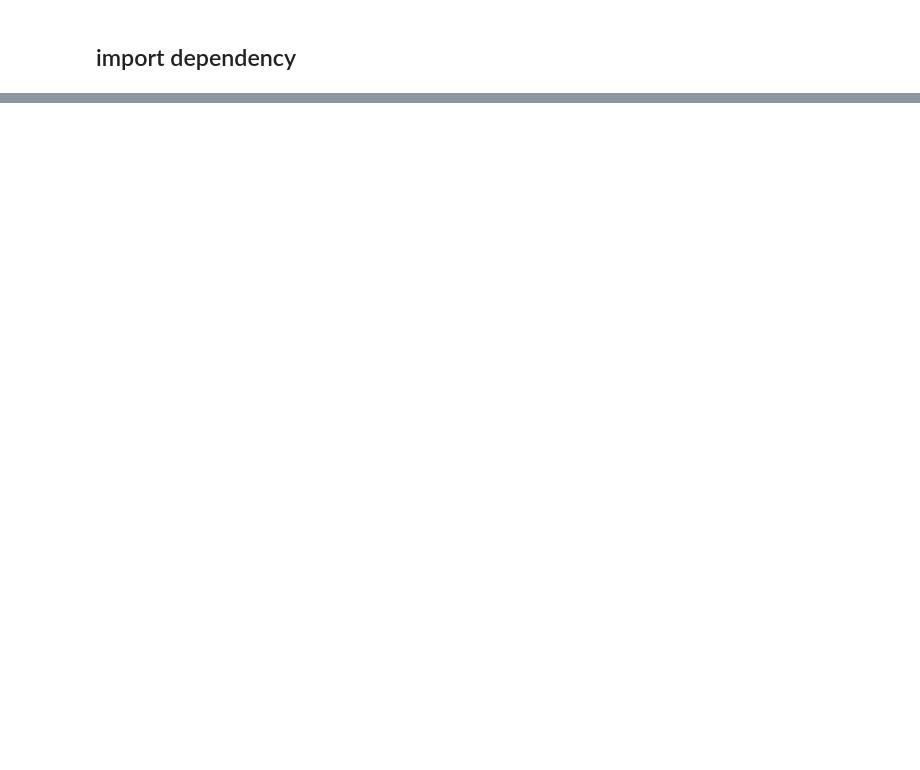
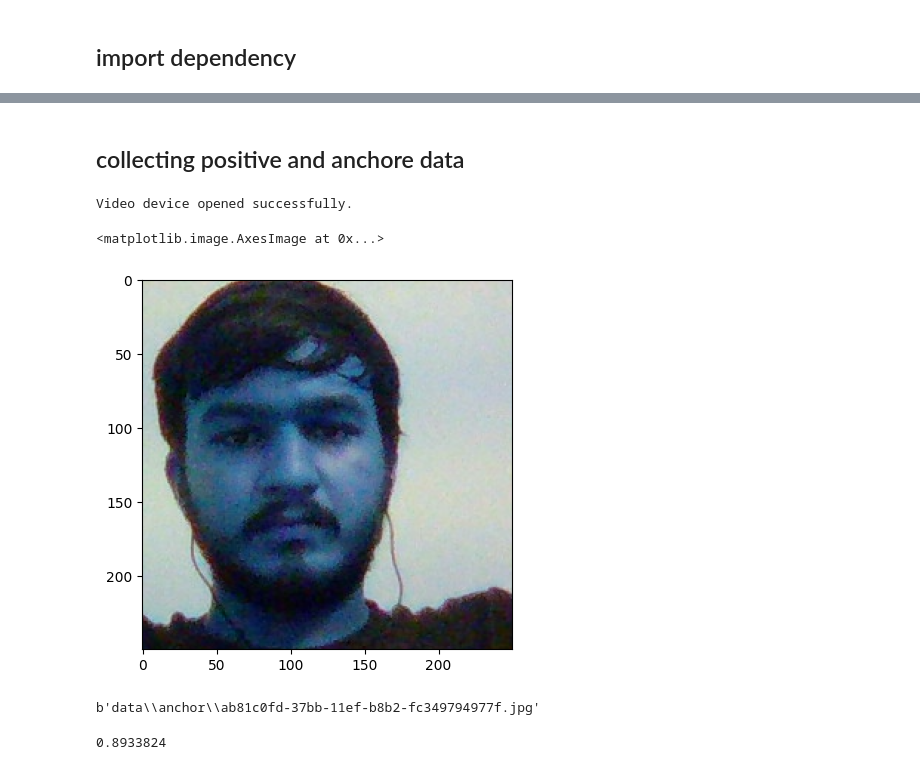
Before and after one commit to Smit-Patel-2133/Facial-Recognitio-Model, a Jupyter notebook: sample.ipynb, the cells around one changed output, grey strips where cells are left out. Cells and saved outputs as stored; diff of their text form; code cells hidden in the pictures; blank space fills up the shorter version.

Commit message:
collecting data

```diff
--- a/sample.ipynb
+++ b/sample.ipynb
@@ -14,3 +14,7 @@ import tensorflow as tf
 gpus = tf.config.experimental.list_physical_devices('GPU')
 for gpu in gpus:
     tf.config.experimental.set_memory_growth(gpu,True)
+# %%
+POS_PATH=os.path.join('data','positive')
+NEG_PATH=os.path.join('data','negative')
+ANC_PATH=os.path.join('data','anchor')
@@ -16,0 +63,2 @@ for gpu in gpus:
+# %% [markdown]
+## collecting positive and anchore data
@@ -16,0 +67,42 @@ for gpu in gpus:
+# %%
+import cv2
+
+# Initialize the video capture object with the correct device index
+cap = cv2.VideoCapture(0)  # Try different indices if necessary (0, 1, 2, etc.)
+
+if not cap.isOpened():
+    print("Error: Could not open video device.")
+else:
+    print("Video device opened successfully.")
+    while cap.isOpened():
+        ret, frame = cap.read()
+        frame=frame[120:120+250,200:200+250,:]
+        ## collecting anchore
+        if cv2.waitKey(1) & 0xFF == ord('a'):
+            imgname=os.path.join(ANC_PATH, '{}.jpg'.format(uuid.uuid1()))
+            cv2.imwrite(imgname,frame)
+        ## collecting positive
+        if cv2.waitKey(1) & 0xFF == ord('p'):
+            imgname=os.path.join(POS_PATH, '{}.jpg'.format(uuid.uuid1()))
+            cv2.imwrite(imgname,frame)
+        if not ret:
+            print("Error: Failed to capture image.")
+            break
+        # Check if the frame is empty
+        if frame is None or frame.size == 0:
+            continue
+        cv2.imshow('Image Collection', frame)
+        # Break the loop on 'q' key press
+        if cv2.waitKey(1) & 0xFF == ord('q'):
+            break
+
+    # Release the webcam and close all OpenCV windows
+    cap.release()
+    cv2.destroyAllWindows()
+# %% [output]
+Video device opened successfully.
+# %%
+plt.imshow(frame[:,:,:])
+# %% [output]
+<matplotlib.image.AxesImage at 0x...>
+[figure, added]
@@ -16,0 +115,4 @@ for gpu in gpus:
+# %%
+print(dir_test.next())
+# %% [output]
+b'data\\anchor\\ab81c0fd-37bb-11ef-b8b2-fc349794977f.jpg'
@@ -16,0 +136,4 @@ for gpu in gpus:
+# %%
+img.numpy().max()
+# %% [output]
+0.8933824
```
Also changed, not shown: parts of 14 cells of this notebook, 1 other file.
